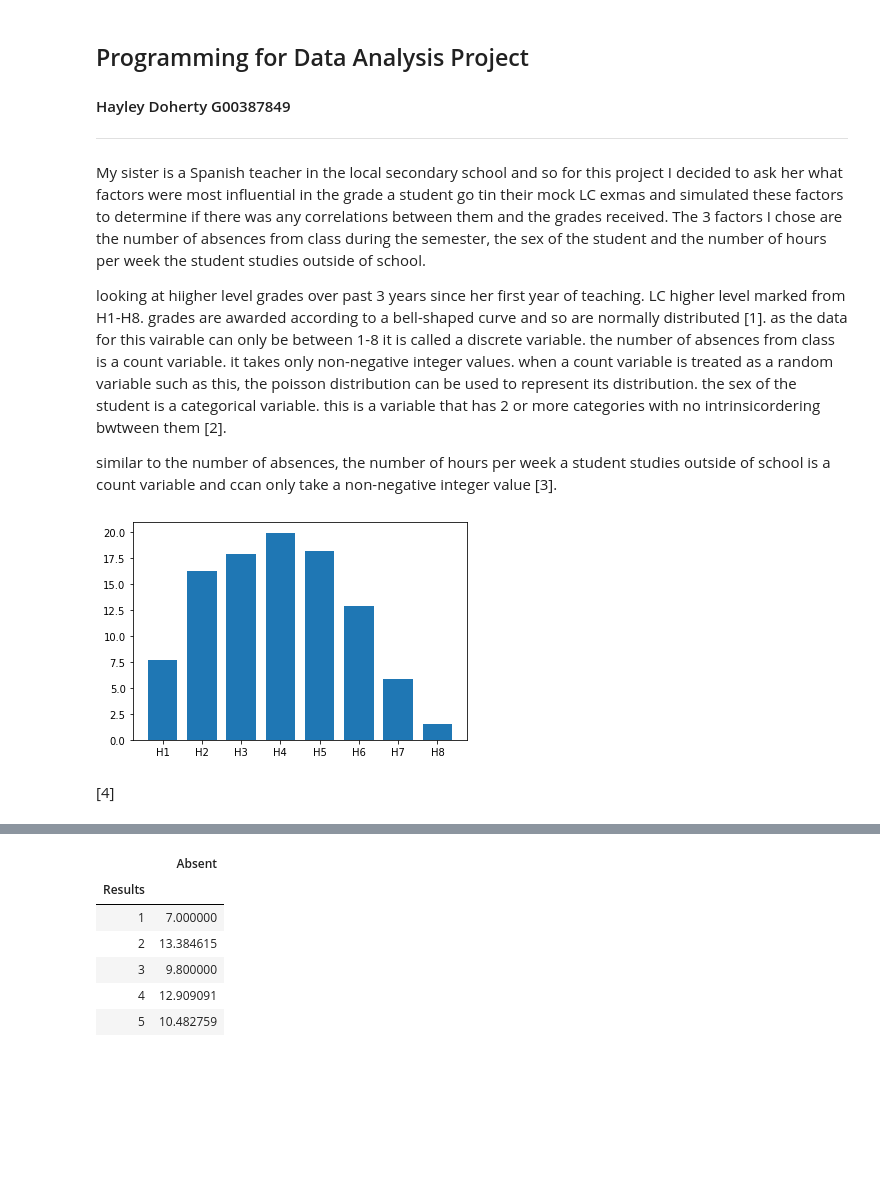
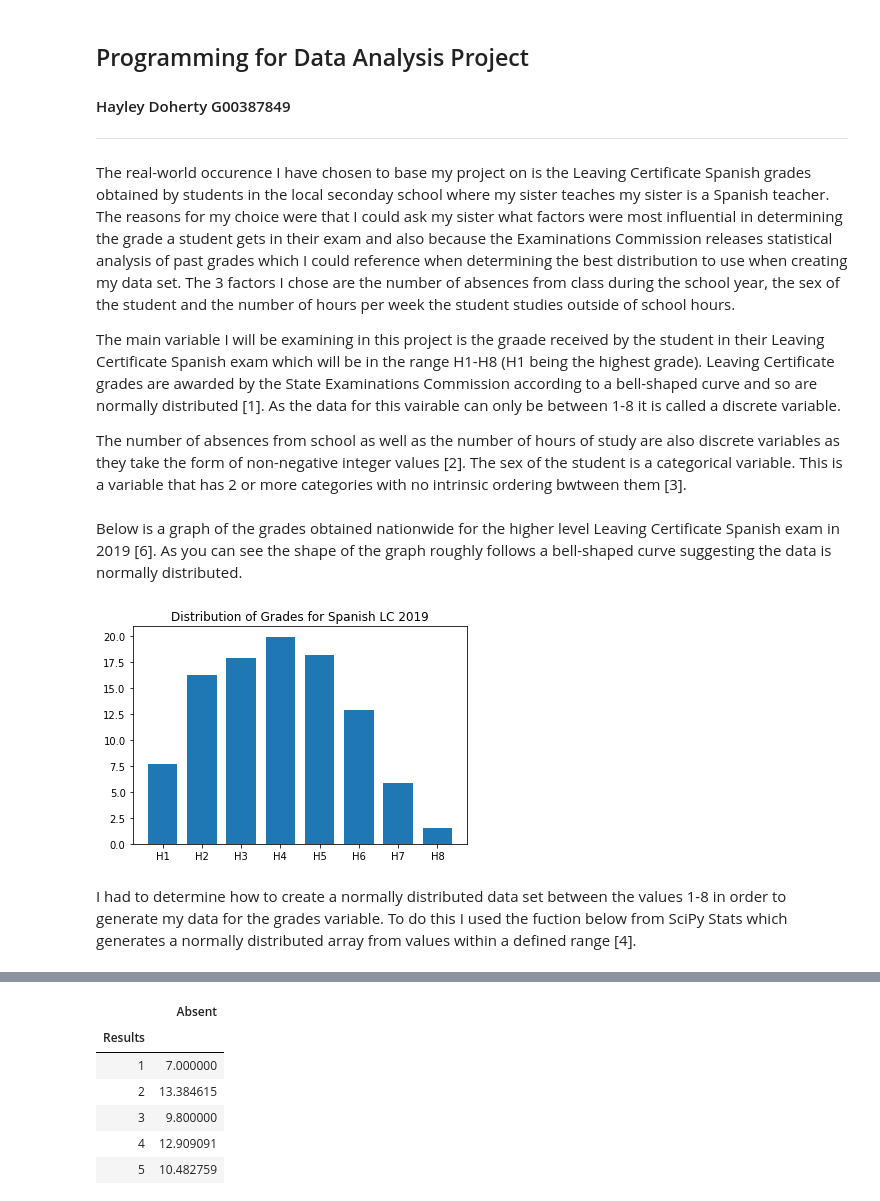
Before and after one commit to hayleydoherty/ProgDAProject, a Jupyter notebook: Project.ipynb, the cells around one changed output, grey strips where cells are left out. Drawn from its saved outputs; the diff is of its cells as text; code cells hidden in the pictures; blank space fills up the shorter version.

Commit message:
Finished analysis and README

```diff
--- a/Project.ipynb
+++ b/Project.ipynb
@@ -3,15 +3,11 @@
 #### Hayley Doherty G00387849
 ---
 # %% [markdown]
-My sister is a Spanish teacher in the local secondary school and so for this project I decided to ask her what factors were most influential in the grade a student go tin their mock LC exmas and simulated these factors to determine if there was any correlations between them and the grades received. The 3 factors I chose are the number of absences from class during the semester, the sex of the student and the number of hours per week the student studies outside of school.
+The real-world occurence I have chosen to base my project on is the Leaving Certificate Spanish grades obtained by students in the local seconday school where my sister teaches my sister is a Spanish teacher.  The reasons for my choice were that I could ask my sister what factors were most influential in determining the grade a student gets in their exam and also because the Examinations Commission releases statistical analysis of past grades which I could reference when determining the best distribution to use when creating my data set.  The 3 factors I chose are the number of absences from class during the school year, the sex of the student and the number of hours per week the student studies outside of school hours.
 
-looking at hiigher level grades over past 3 years since her first year of teaching.
-LC higher level marked from H1-H8.
-grades are awarded according to a bell-shaped curve and so are normally distributed [1]. as the data for this vairable can only be between 1-8 it is called a discrete variable.
-the number of absences from class is a count variable. it takes only non-negative integer values. when a count variable is treated as a random variable such as this, the poisson distribution can be used to represent its distribution.
-the sex of the student is a categorical variable. this is a variable that has 2 or more categories with no intrinsicordering bwtween them [2].
+The main variable I will be examining in this project is the graade received by the student in their Leaving Certificate Spanish exam which will be in the range H1-H8 (H1 being the highest grade).  Leaving Certificate grades are awarded by the State Examinations Commission according to a bell-shaped curve and so are normally distributed [1]. As the data for this vairable can only be between 1-8 it is called a discrete variable.
 
-similar to the number of absences, the number of hours per week a student studies outside of school is a count variable and ccan only take a non-negative integer value [3].
+The number of absences from school as well as the number of hours of study are also discrete variables as they take the form of non-negative integer values [2].  The sex of the student is a categorical variable.  This is a variable that has 2 or more categories with no intrinsic ordering bwtween them [3].
 # %%
 import matplotlib.pyplot as plt
 import numpy as np
@@ -21,22 +19,25 @@ import pandas as pd
+# %% [markdown]
+Below is a graph of the grades obtained nationwide for the higher level Leaving Certificate Spanish exam in 2019 [6].  As you can see the shape of the graph roughly follows a bell-shaped curve suggesting the data is normally distributed.
 # %%
 labels = ['H1', 'H2', 'H3', 'H4', 'H5', 'H6', 'H7', 'H8']
 means = [7.7, 16.2, 17.9, 19.9, 18.1, 12.9, 5.8, 1.5]
 x = np.arange(len(labels))
 width = 0.75
 
 ax = plt.subplot()
 rects = ax.bar(x, means, width)
 ax.set_xticks(x)
 ax.set_xticklabels(labels)
+ax.set_title("Distribution of Grades for Spanish LC 2019")
 
 plt.show()
 # %% [output]
-[figure, old version]
+[figure, new version]
+# %% [markdown]
+I had to determine how to create a normally distributed data set between the values 1-8 in order to generate my data for the grades variable.  To do this I used the fuction below from SciPy Stats which generates a normally distributed array from values within a defined range [4].
 # %%
 from scipy.stats import truncnorm
 
 def get_truncated_normal(mean=0, sd=1, low=0, upp=10):
     return truncnorm(
         (low - mean) / sd, (upp - mean) / sd, loc=mean, scale=sd)
-# %% [markdown]
-[4]
```
Also changed, not shown: parts of 74 cells of this notebook, 1 other file.
